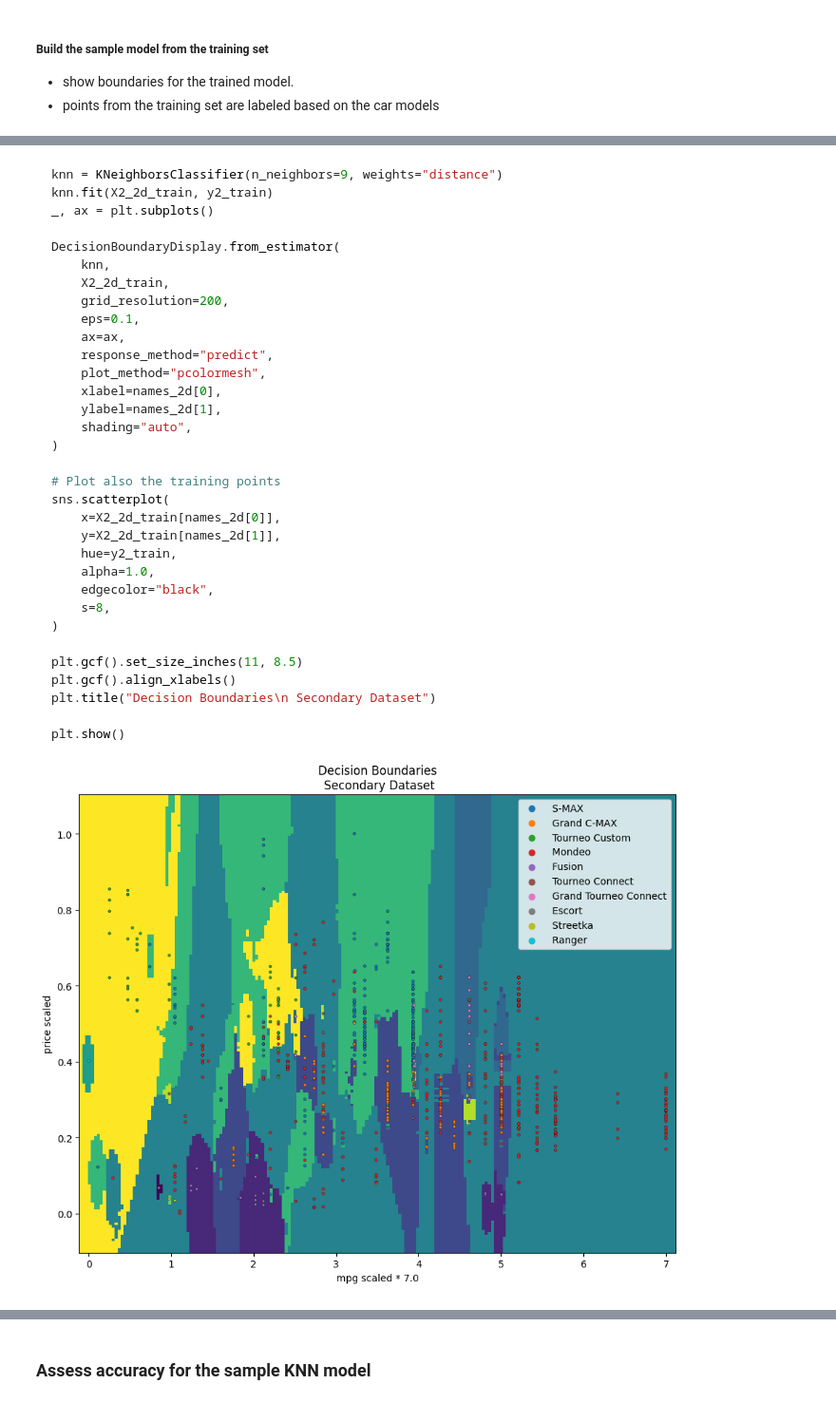
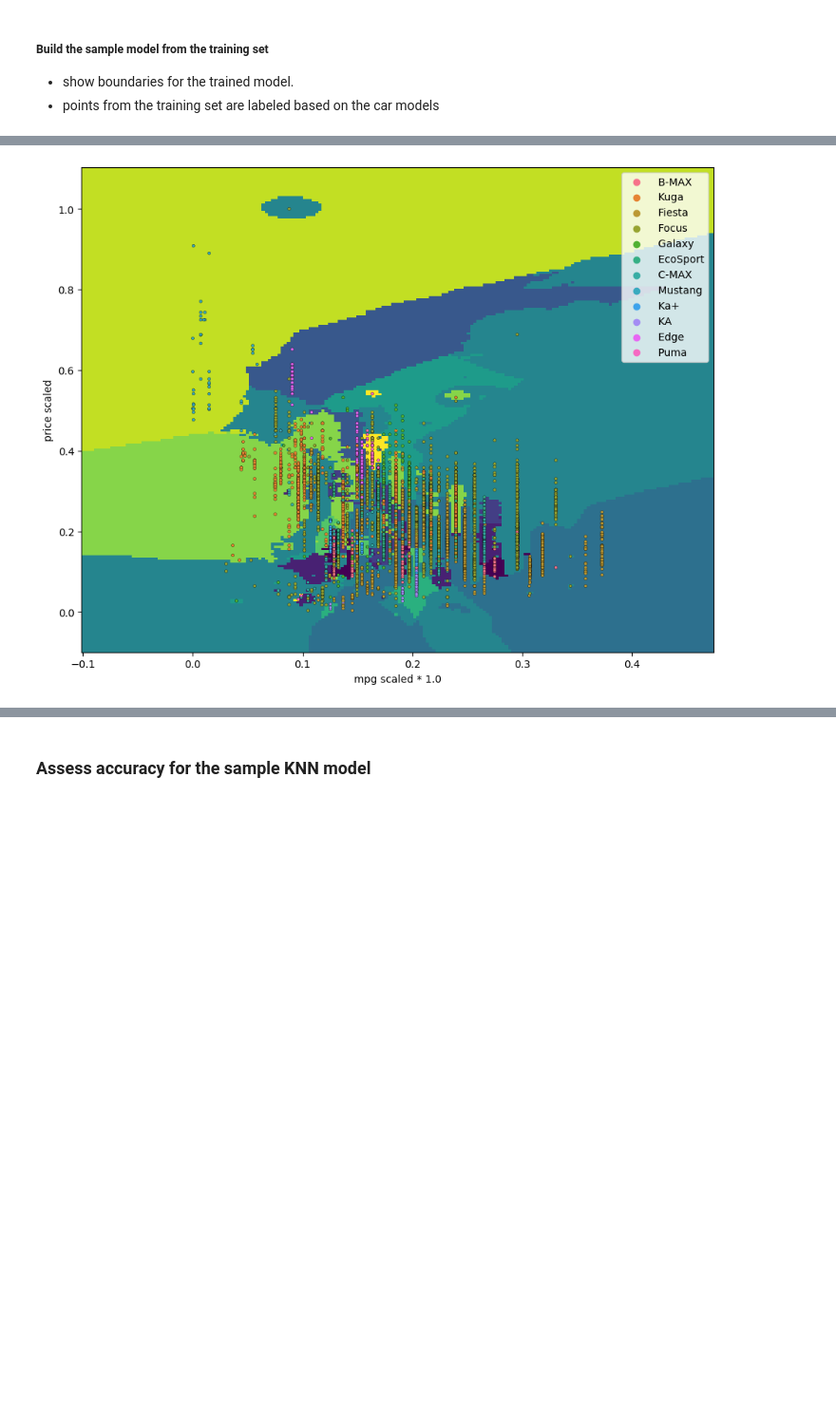
Before and after one commit to ddoggdiggitty/INFS-768-project, a Jupyter notebook: Group Project/Programming/2DimKNN_Example.ipynb, the cells around one changed output, grey strips where cells are left out. Shown at 95% size. Drawn from its saved outputs; the diff is of its cells as text; code cells hidden in the pictures; blank space fills up the shorter version.

````diff
--- a/Group Project/Programming/2DimKNN_Example.ipynb
+++ b/Group Project/Programming/2DimKNN_Example.ipynb
@@ -225,37 +189,34 @@ plt.show()
-# %% [markdown]
-```python
-knn = KNeighborsClassifier(n_neighbors=9, weights="distance")
-knn.fit(X2_2d_train, y2_train)
-_, ax = plt.subplots()
-
-DecisionBoundaryDisplay.from_estimator(
-    knn,
-    X2_2d_train,
-    grid_resolution=200,
-    eps=0.1,
-    ax=ax,
-    response_method="predict",
-    plot_method="pcolormesh",
-    xlabel=names_2d[0],
-    ylabel=names_2d[1],
-    shading="auto",
-)
-
-# Plot also the training points
-sns.scatterplot(
-    x=X2_2d_train[names_2d[0]],
-    y=X2_2d_train[names_2d[1]],
-    hue=y2_train,
-    alpha=1.0,
-    edgecolor="black",
-    s=8,
-)
-
-plt.gcf().set_size_inches(11, 8.5)
-plt.gcf().align_xlabels()
-plt.title("Decision Boundaries\n Secondary Dataset")
-
-plt.show()
-```
-
-![image.png](attachment:image.png)
+# %%
+knn = KNeighborsClassifier(n_neighbors=9, weights="distance")
+knn.fit(X1_2d_train, y1_train)
+_, ax = plt.subplots()
+
+DecisionBoundaryDisplay.from_estimator(
+    knn,
+    X1_2d_train_plottable,
+    grid_resolution=200,
+    eps=0.1,
+    ax=ax,
+    response_method="predict",
+    plot_method="pcolormesh",
+    xlabel=names_2d[0],
+    ylabel=names_2d[1],
+    shading="auto",
+)
+
+# Plot also the training points
+sns.scatterplot(
+    x=X1_2d_train_plottable[names_2d[0]],
+    y=X1_2d_train_plottable[names_2d[1]],
+    hue=y1_train_plottable,
+    alpha=1.0,
+    edgecolor="black",
+    s=8
+)
+
+plt.gcf().set_size_inches(11, 8.5)
+plt.gcf().align_xlabels()
+
+plt.show()
+# %% [output]
+[figure, added]
````
Also changed, not shown: parts of 11 cells of this notebook, 8 other files.
